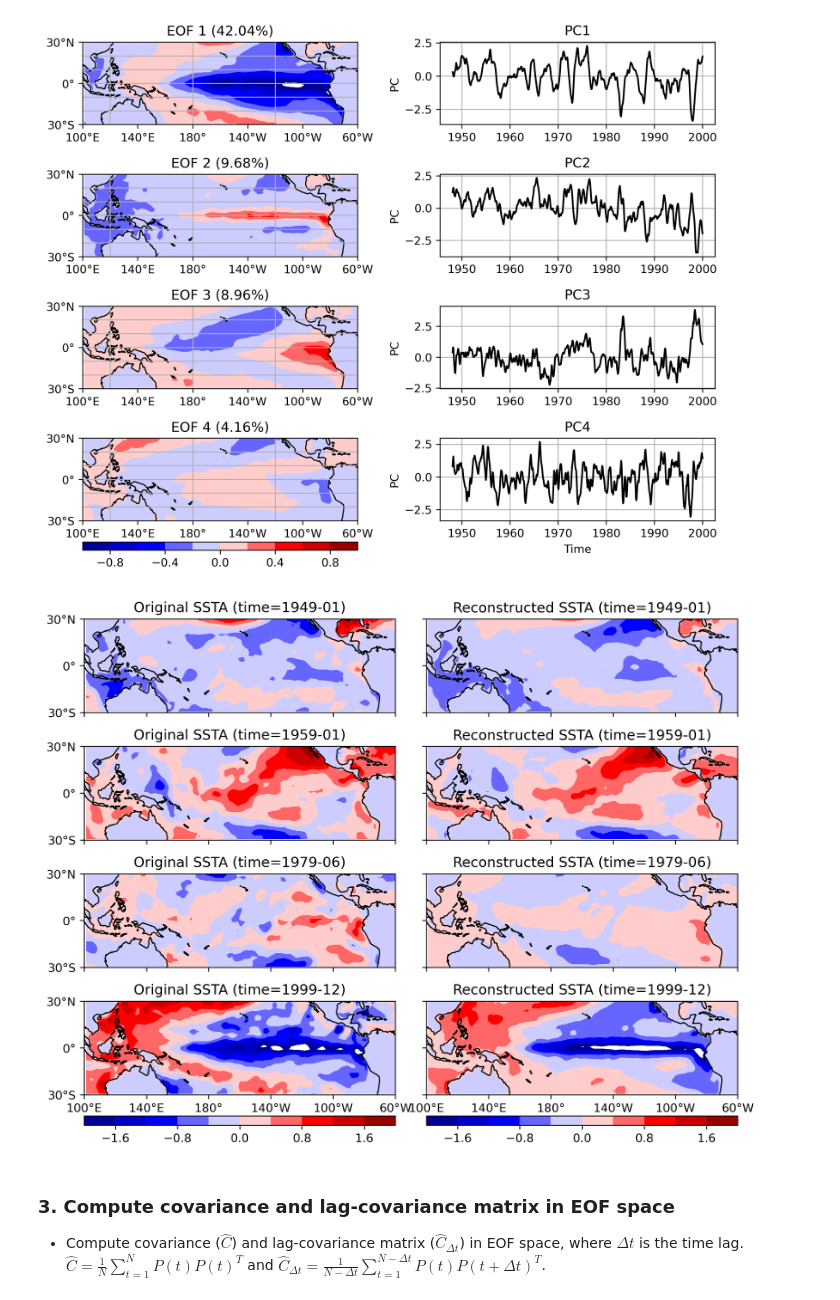
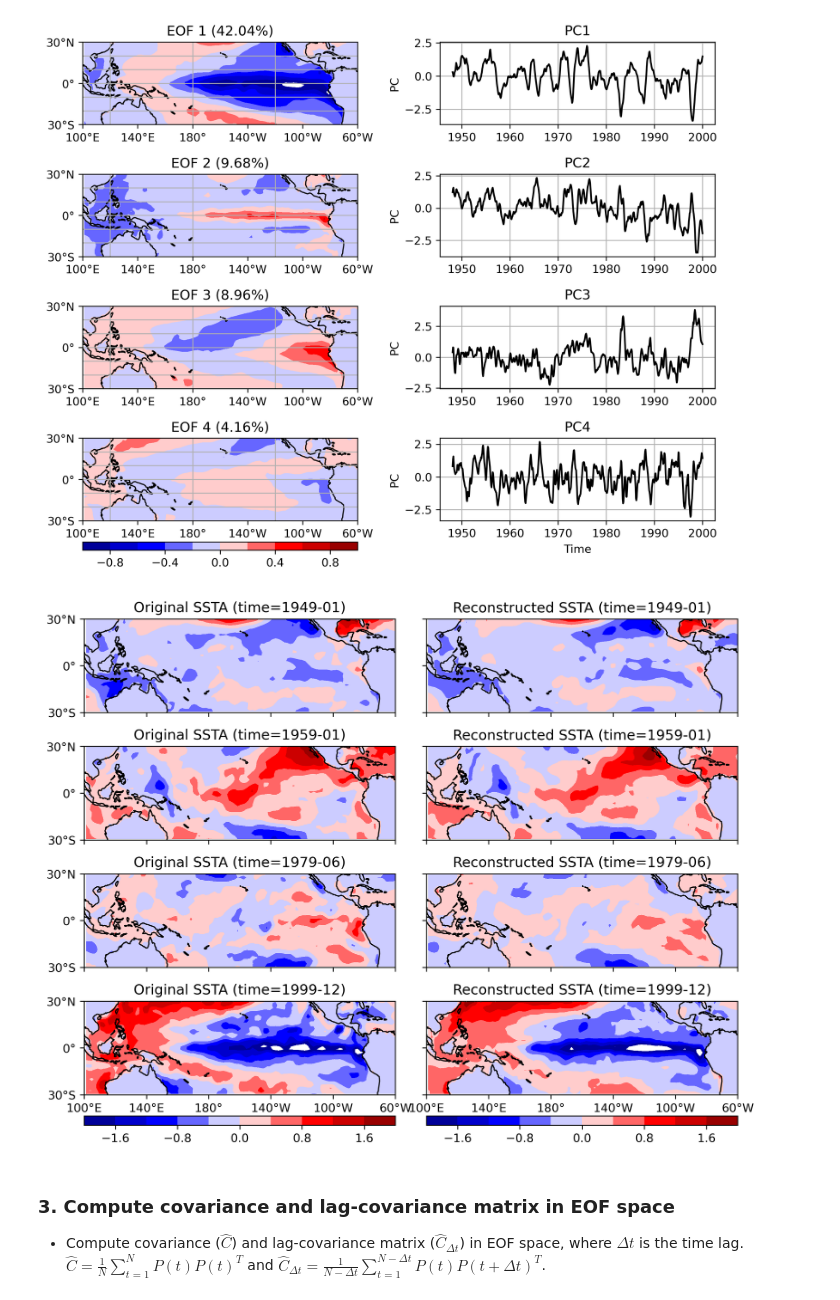
Before and after one commit to jinjunliu/atmo-651, a Jupyter notebook: Final/ATMO651_Final.ipynb, the cells around one changed output. Drawn from its saved outputs; the diff is of its cells as text; code cells hidden in the pictures.

```diff
--- a/Final/ATMO651_Final.ipynb
+++ b/Final/ATMO651_Final.ipynb
@@ -227,7 +227,6 @@ fig.savefig("./report/figures/EOFs_PCs.png", dpi=300, bbox_inches='tight')
 # %%
 import cftime
 # reconstruct the first m EOFs, can also use the solver.reconstructedField()
-m = 10
 sst_recon = pcs[:, :m] @ (eofs[:m, :, :].reshape(m, -1))
 sst_recon = sst_recon.reshape(-1, grid.shape[0], grid.shape[1])
 # plot the original SST and the reconstructed SST at 4 time steps
@@ -251,34 +250,34 @@ for i in range(plot_step):
             im = ax.contourf(lon, lat, sst_anom[time_idx[i],:,:], levels=np.linspace(-2, 2, 11), cmap=cmaps.BlWhRe, transform=ccrs.PlateCarree())
             ax.set_title(f"Original SSTA (time={year}-{month:02d})")
         else:
             im = ax.contourf(lon, lat, sst_recon[time_idx[i],:,:], levels=np.linspace(-2, 2, 11), cmap=cmaps.BlWhRe, transform=ccrs.PlateCarree())
             ax.set_title(f"Reconstructed SSTA (time={year}-{month:02d})")
         # add coastlines
         ax.coastlines()
         # lat and lon ticks
         ax.set_xticks(np.arange(lon_min, lon_max+1, 40), crs=ccrs.PlateCarree())
         ax.set_yticks(np.arange(lat_min, lat_max+1, 30), crs=ccrs.PlateCarree())
         if i == plot_step - 1:
             lon_formatter = LongitudeFormatter(zero_direction_label=True)
             ax.xaxis.set_major_formatter(lon_formatter)
         else:
             # add ticks but no labels
             ax.set_xticklabels([])
         if j == 0:
             lat_formatter = LatitudeFormatter()
             ax.yaxis.set_major_formatter(lat_formatter)
         else:
             # add ticks but no labels
             ax.set_yticklabels([])
         # add colorbar
         if i == plot_step - 1:
             cax = inset_axes(ax, width="100%", height="10%", loc='lower center', borderpad=-2.6)
             fig.colorbar(im, cax=cax, orientation='horizontal')
 plt.subplots_adjust(wspace=0.1, hspace=-0.5)
 plt.show()
 fig.savefig("./report/figures/reconstruct_ssta.png", dpi=300, bbox_inches='tight')
 # %% [output]
-[figure, old version]
+[figure, new version]
 # %% [markdown]
 ### 3. Compute covariance and lag-covariance matrix in EOF space
 
```
Also changed, not shown: parts of 6 cells of this notebook.
